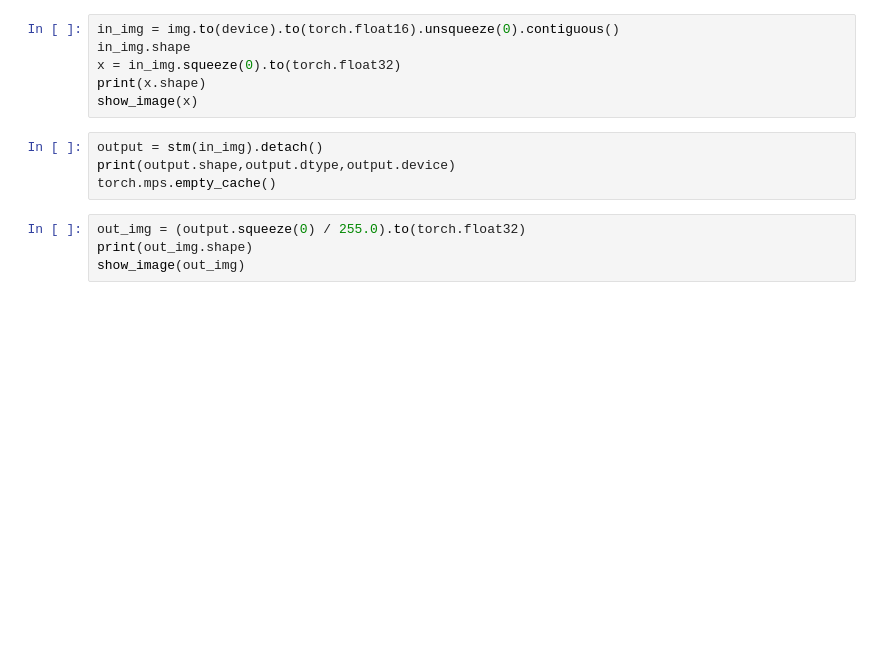
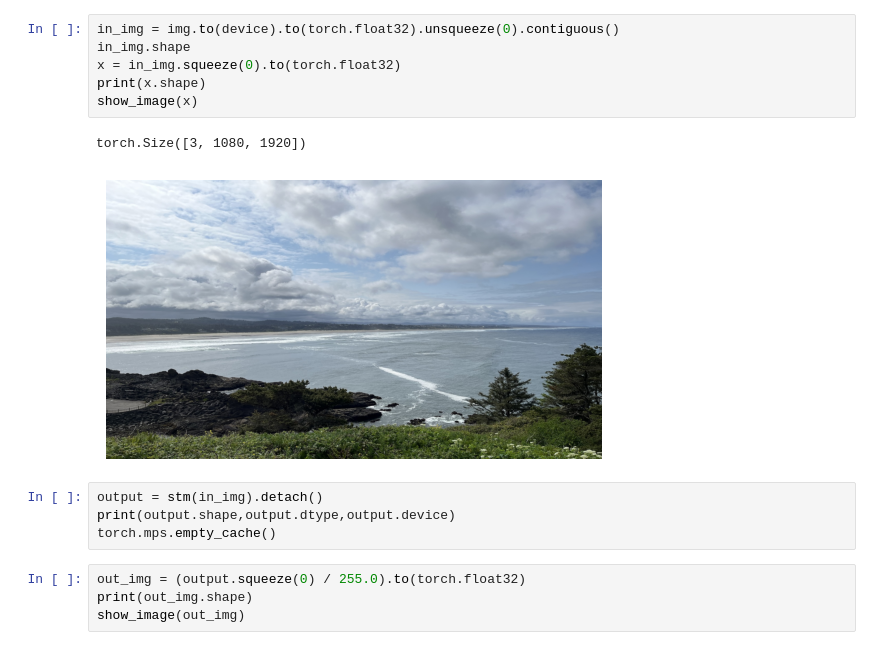
Before and after one commit to PineapplePulp/ChAI, a Jupyter notebook: demos/video/chapel-webcam/model2.ipynb, the cells around one changed output. Drawn from its saved outputs; the diff is of its cells as text; blank space fills up the shorter version.

```diff
--- a/demos/video/chapel-webcam/model2.ipynb
+++ b/demos/video/chapel-webcam/model2.ipynb
@@ -31,9 +71,12 @@ print("Model loaded.")
 # %%
-in_img = img.to(device).to(torch.float16).unsqueeze(0).contiguous()
+in_img = img.to(device).to(torch.float32).unsqueeze(0).contiguous()
 in_img.shape
 x = in_img.squeeze(0).to(torch.float32)
 print(x.shape)
 show_image(x)
+# %% [output]
+torch.Size([3, 1080, 1920])
+[figure, added]
 # %%
 output = stm(in_img).detach()
 print(output.shape,output.dtype,output.device)
```
Also changed, not shown: parts of 5 cells of this notebook, 7 other files.
